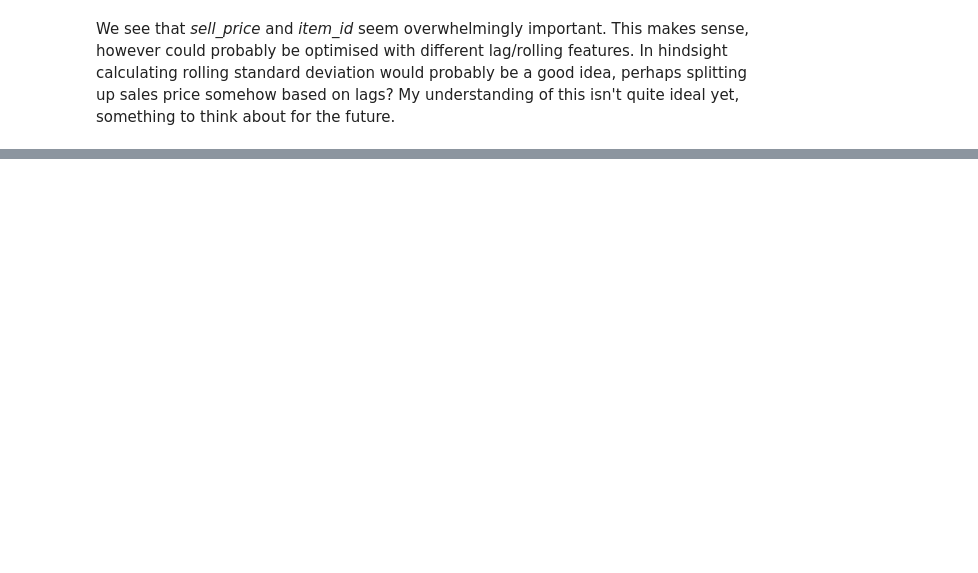
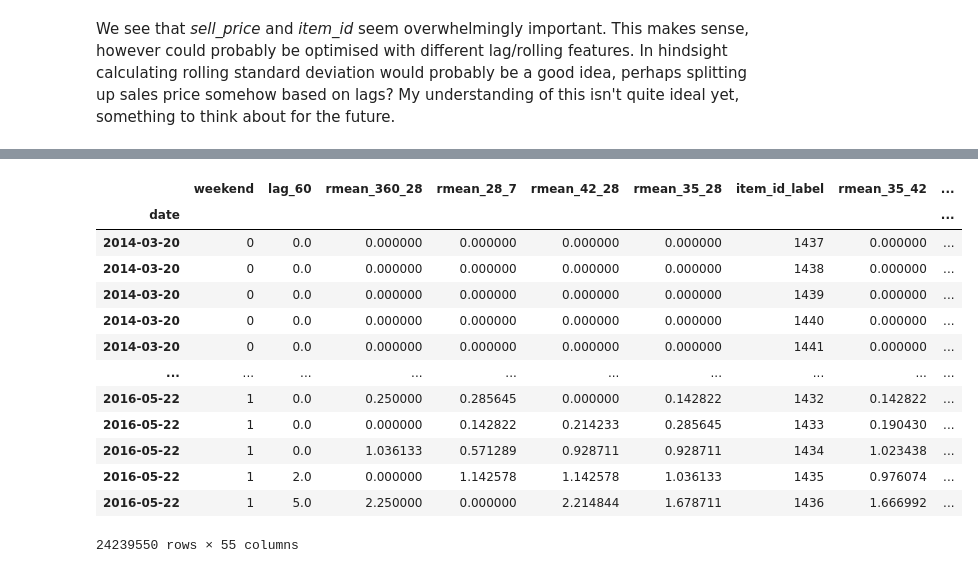
Before and after one commit to cezgru/M5-Forecasting-Accuracy, a Jupyter notebook: 3.Models.ipynb, the cells around one changed output, grey strips where cells are left out. Cells and saved outputs as stored; diff of their text form; code cells hidden in the pictures; blank space fills up the shorter version.

```diff
--- a/3.Models.ipynb
+++ b/3.Models.ipynb
@@ -394,0 +423,18 @@ y_train.reset_index().set_index('date')
+# %%
+X_final = pd.concat([X_train, X_test])
+X_final
+# %% [output]
+|  | weekend | lag_60 | rmean_360_28 | rmean_28_7 | rmean_42_28 | rmean_35_28 | item_id_label | rmean_35_42 | ... |
+| date |  |  |  |  |  |  |  |  | ... |
+| 2014-03-20 | 0 | 0.0 | 0.000000 | 0.000000 | 0.000000 | 0.000000 | 1437 | 0.000000 | ... |
+| 2014-03-20 | 0 | 0.0 | 0.000000 | 0.000000 | 0.000000 | 0.000000 | 1438 | 0.000000 | ... |
+| 2014-03-20 | 0 | 0.0 | 0.000000 | 0.000000 | 0.000000 | 0.000000 | 1439 | 0.000000 | ... |
+| 2014-03-20 | 0 | 0.0 | 0.000000 | 0.000000 | 0.000000 | 0.000000 | 1440 | 0.000000 | ... |
+| 2014-03-20 | 0 | 0.0 | 0.000000 | 0.000000 | 0.000000 | 0.000000 | 1441 | 0.000000 | ... |
+| ... | ... | ... | ... | ... | ... | ... | ... | ... | ... |
+| 2016-05-22 | 1 | 0.0 | 0.250000 | 0.285645 | 0.000000 | 0.142822 | 1432 | 0.142822 | ... |
+| 2016-05-22 | 1 | 0.0 | 0.000000 | 0.142822 | 0.214233 | 0.285645 | 1433 | 0.190430 | ... |
+| 2016-05-22 | 1 | 0.0 | 1.036133 | 0.571289 | 0.928711 | 0.928711 | 1434 | 1.023438 | ... |
+| 2016-05-22 | 1 | 2.0 | 0.000000 | 1.142578 | 1.142578 | 1.036133 | 1435 | 0.976074 | ... |
+| 2016-05-22 | 1 | 5.0 | 2.250000 | 0.000000 | 2.214844 | 1.678711 | 1436 | 1.666992 | ... |
+24239550 rows × 55 columns
```
Also changed, not shown: parts of 19 cells of this notebook, 1 other file.
